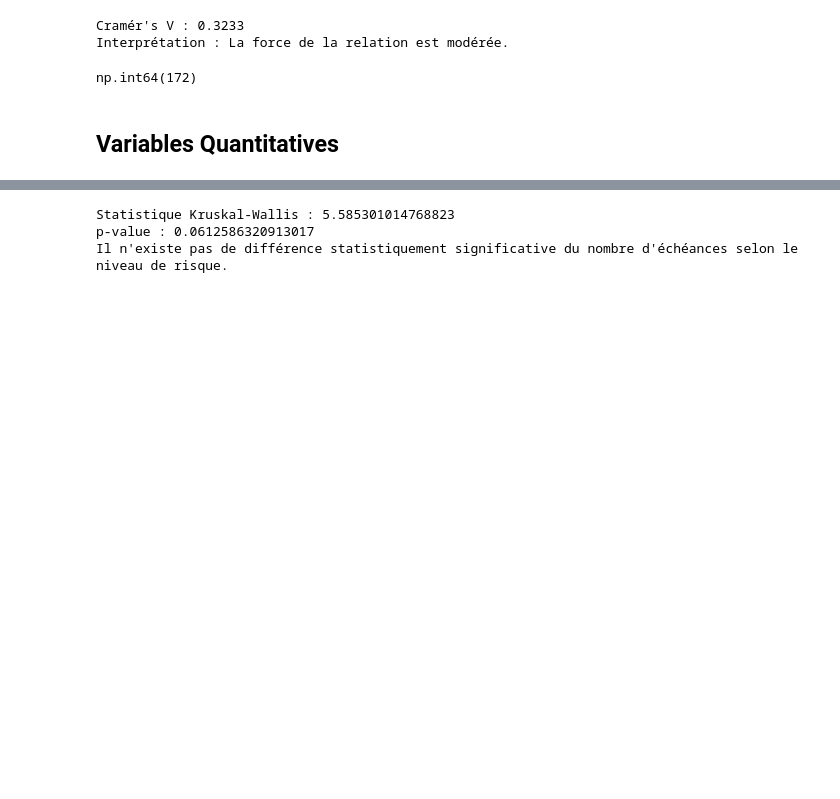
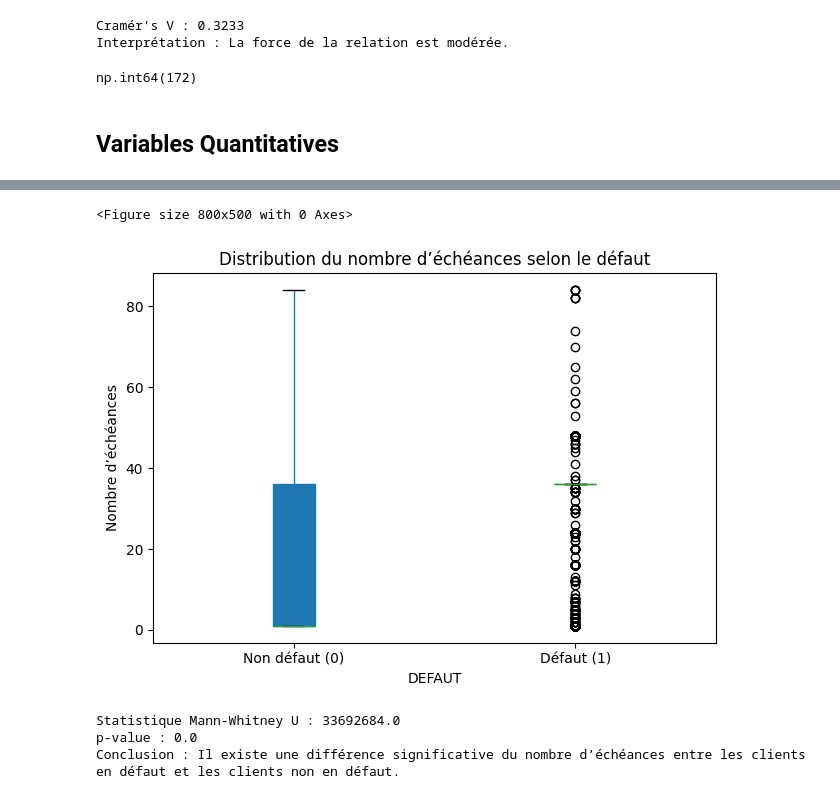
Before and after one commit to medmoude/cdd-credit-risk-scoring, a Jupyter notebook: bivariate_analysis.ipynb, the cells around one changed output, grey strips where cells are left out. Drawn from its saved outputs; the diff is of its cells as text; code cells hidden in the pictures; blank space fills up the shorter version.

```diff
--- a/bivariate_analysis.ipynb
+++ b/bivariate_analysis.ipynb
@@ -1032,9 +1083,12 @@ Il n'existe pas de différence statistiquement significative du taux d'intérêt
 # %%
-df.groupby("NIVEAU_RISQUE")["NB_ECH"].agg(
-    Effectif="count",
-    Moyenne="mean",
-    Médiane="median",
-    Minimum="min",
-    Maximum="max",
-    Ecart_type="std"
-).round(2)
+variable = 'NB_ECH'
+target = 'DEFAUT'
+
+# Convertir NB_ECH en numérique
+df[variable] = pd.to_numeric(df[variable], errors='coerce')
+
+# Garder seulement les lignes utiles
+data = df[[variable, target]].dropna()
+
+# Garder seulement DEFAUT = 0 et DEFAUT = 1
+data = data[data[target].isin([0, 1])]
@@ -1078,18 +1111,42 @@ Passing `palette` without assigning `hue` is deprecated and will be removed in v
 # %%
-faible = df.loc[df["NIVEAU_RISQUE"] == "Faible", "NB_ECH"]
-moyen = df.loc[df["NIVEAU_RISQUE"] == "Moyen", "NB_ECH"]
-eleve = df.loc[df["NIVEAU_RISQUE"] == "Élevé", "NB_ECH"]
+plt.figure(figsize=(8, 5))
 
-stat, p_value = kruskal(faible, moyen, eleve)
+data.boxplot(
+    column=variable,
+    by=target,
+    grid=False,
+    patch_artist=True
+)
 
-print("Statistique Kruskal-Wallis :", stat)
-print("p-value :", p_value)
+plt.title("Distribution du nombre d’échéances selon le défaut")
+plt.suptitle('')
+plt.xlabel('DEFAUT')
+plt.ylabel("Nombre d’échéances")
+plt.xticks([1, 2], ['Non défaut (0)', 'Défaut (1)'])
 
-if p_value < 0.05:
-    print("Il existe une différence statistiquement significative du nombre d'échéances selon le niveau de risque.")
-else:
-    print("Il n'existe pas de différence statistiquement significative du nombre d'échéances selon le niveau de risque.")
+plt.tight_layout()
+plt.show()
 # %% [output]
-Statistique Kruskal-Wallis : 5.585301014768823
-p-value : 0.0612586320913017
-Il n'existe pas de différence statistiquement significative du nombre d'échéances selon le niveau de risque.
+<Figure size 800x500 with 0 Axes>
+[figure, added]
+# %%
+groupe_0 = data.loc[data[target] == 0, variable]
+groupe_1 = data.loc[data[target] == 1, variable]
+
+stat, p_value = mannwhitneyu(
+    groupe_0,
+    groupe_1,
+    alternative='two-sided'
+)
+
+print("Statistique Mann-Whitney U :", round(stat, 4))
+print("p-value :", round(p_value, 4))
+
+if p_value < 0.05:
+    print("Conclusion : Il existe une différence significative du nombre d’échéances entre les clients en défaut et les clients non en défaut.")
+else:
+    print("Conclusion : Il n'existe pas de différence significative du nombre d’échéances entre les clients en défaut et les clients non en défaut.")
+# %% [output]
+Statistique Mann-Whitney U : 33692684.0
+p-value : 0.0
+Conclusion : Il existe une différence significative du nombre d’échéances entre les clients en défaut et les clients non en défaut.
```
Also changed, not shown: parts of 40 cells of this notebook, 3 other files.
